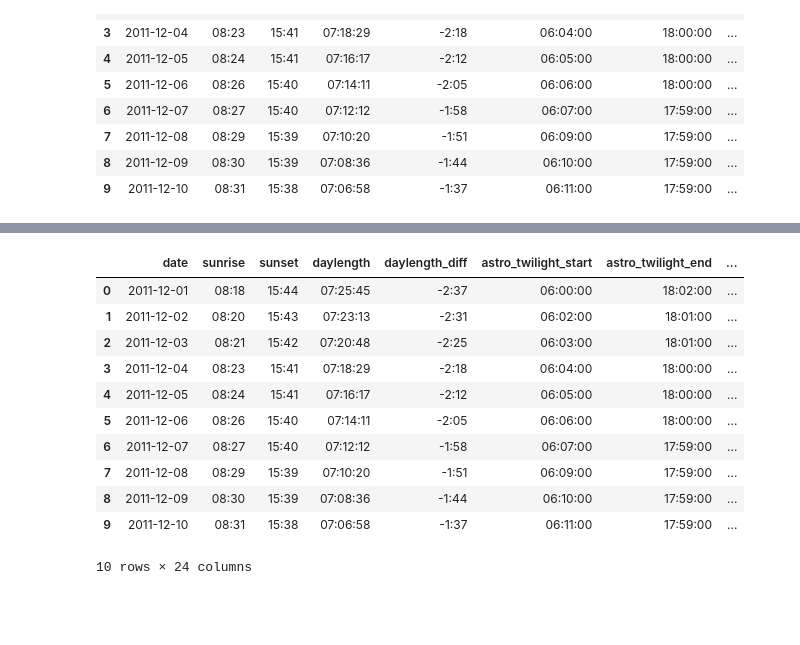
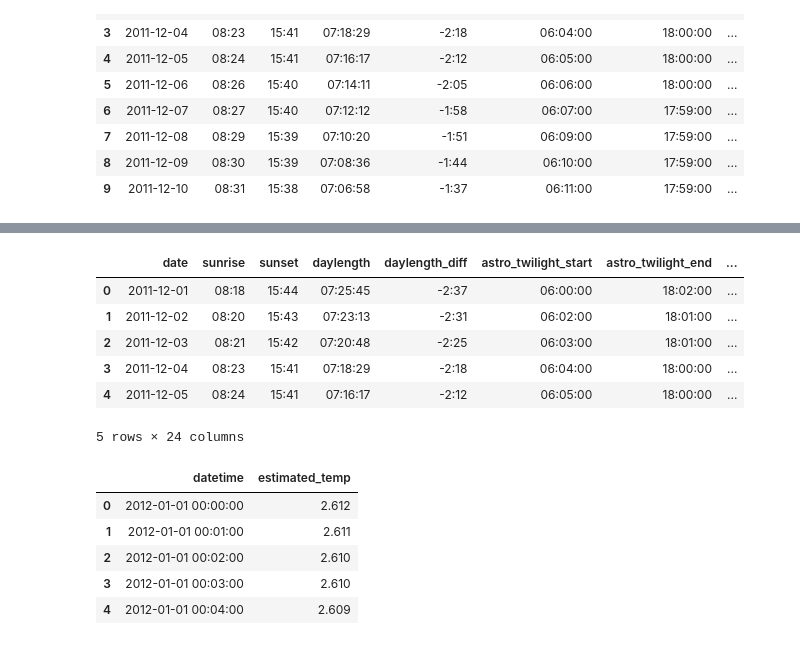
Before and after one commit to Firefly08/L5-DE-Hackathon-3-LH, a Jupyter notebook: explorer_short.ipynb, the cells around one changed output, grey strips where cells are left out. Cells and saved outputs as stored; diff of their text form; code cells hidden in the pictures; blank space fills up the shorter version.

```diff
--- a/explorer_short.ipynb
+++ b/explorer_short.ipynb
@@ -25,7 +25,7 @@ edin_df.head(10)
 | 9 | 2011-12-10 | 08:31 | 15:38 | 07:06:58 | -1:37 | 06:11:00 | 17:59:00 | ... |
 # %%
 strat_sheets = load_sheets(STRATHSPEY_DATA)
-strat_df = clean_weather_sheets(strat_sheets, STRATHSPEY_COLUMNS)
+strat_df = clean_weather_sheets(strat_sheets, STRATHSPEY_COLUMNS, drop_n = 5, drop_start=True)
 strat_df.head(10)
 # %% [output]
 |  | date | temp_c_mean | temp_c_min | temp_c_max | rain_mm | pressure_mb_am | pressure_mb_pm | wind_mean_mph | ... |
@@ -40,20 +40,26 @@ strat_df.head(10)
 | 8 | 2011-12-09 | -0.8 | 0.9 | 1.4 |  | 1000 | 1007 | 6.7 | ... |
 | 9 | 2011-12-10 | -3.2 | -8 | 3.5 |  | 1008 | 1001 | 1 | ... |
 # %%
-merged = merge_datasets(edin_df, strat_df)
-merged.head(10)
+scottish_merged = merge_datasets(edin_df, strat_df)
+scottish_merged.to_csv('outputs/scottish_weather_data.csv', index=False)
+scottish_merged.head()
 # %% [output]
 |  | date | sunrise | sunset | daylength | daylength_diff | astro_twilight_start | astro_twilight_end | ... |
 | 0 | 2011-12-01 | 08:18 | 15:44 | 07:25:45 | -2:37 | 06:00:00 | 18:02:00 | ... |
 | 1 | 2011-12-02 | 08:20 | 15:43 | 07:23:13 | -2:31 | 06:02:00 | 18:01:00 | ... |
 | 2 | 2011-12-03 | 08:21 | 15:42 | 07:20:48 | -2:25 | 06:03:00 | 18:01:00 | ... |
 | 3 | 2011-12-04 | 08:23 | 15:41 | 07:18:29 | -2:18 | 06:04:00 | 18:00:00 | ... |
 | 4 | 2011-12-05 | 08:24 | 15:41 | 07:16:17 | -2:12 | 06:05:00 | 18:00:00 | ... |
-| 5 | 2011-12-06 | 08:26 | 15:40 | 07:14:11 | -2:05 | 06:06:00 | 18:00:00 | ... |
-| 6 | 2011-12-07 | 08:27 | 15:40 | 07:12:12 | -1:58 | 06:07:00 | 17:59:00 | ... |
-| 7 | 2011-12-08 | 08:29 | 15:39 | 07:10:20 | -1:51 | 06:09:00 | 17:59:00 | ... |
-| 8 | 2011-12-09 | 08:30 | 15:39 | 07:08:36 | -1:44 | 06:10:00 | 17:59:00 | ... |
-| 9 | 2011-12-10 | 08:31 | 15:38 | 07:06:58 | -1:37 | 06:11:00 | 17:59:00 | ... |
-10 rows × 24 columns
+5 rows × 24 columns
 # %%
-merged.to_csv('outputs/scottish_weather_data1.csv', index=False)
+scottish_merged_filt = utils.filter_by_year(scottish_merged, 2012)
+scottish_minute_temp = resample.generate_minute_estimates(scottish_merged_filt)
+scottish_minute_temp.to_csv('outputs/scottish_minute_temp.csv', index=False)
+scottish_minute_temp.head()
+# %% [output]
+|  | datetime | estimated_temp |
+| 0 | 2012-01-01 00:00:00 | 2.612 |
+| 1 | 2012-01-01 00:01:00 | 2.611 |
+| 2 | 2012-01-01 00:02:00 | 2.610 |
+| 3 | 2012-01-01 00:03:00 | 2.610 |
+| 4 | 2012-01-01 00:04:00 | 2.609 |
```
Also changed, not shown: parts of 5 cells of this notebook.
